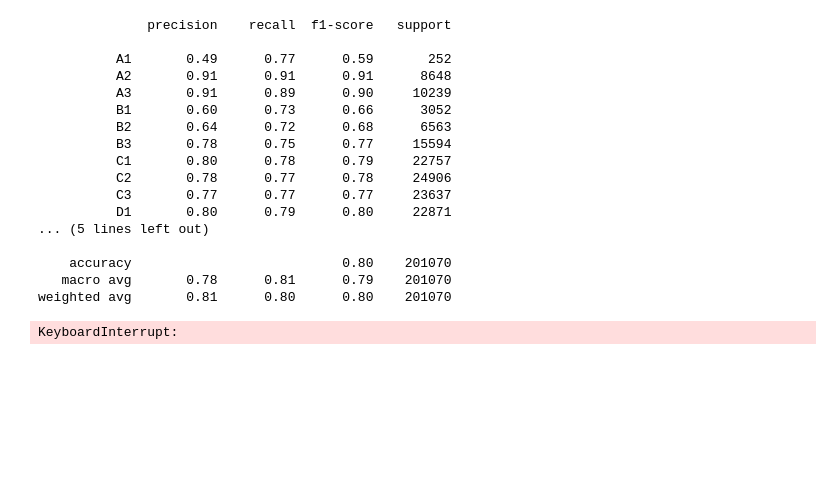
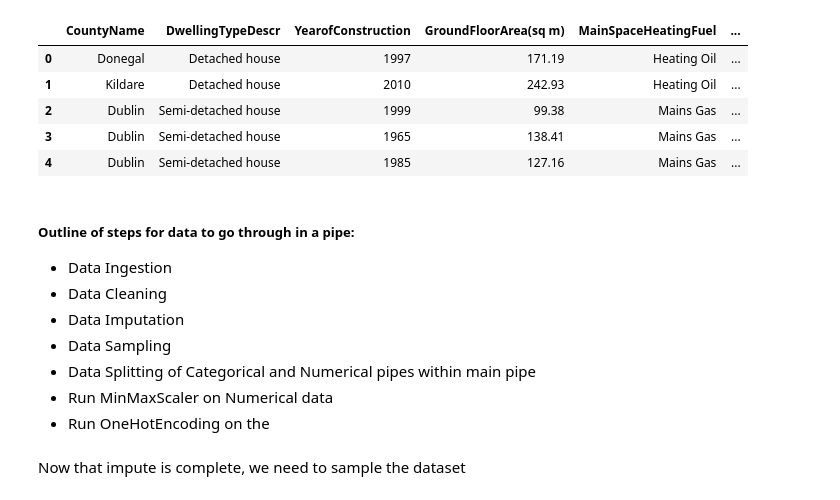
Before and after one commit to OisinB-2814/masters_thesis_ob2814, a Jupyter notebook: notebooks/3-design.ipynb, the cells around one changed output. Drawn from its saved outputs; the diff is of its cells as text; code cells hidden in the pictures; blank space fills up the shorter version.

```diff
--- a/notebooks/3-design.ipynb
+++ b/notebooks/3-design.ipynb
@@ -146,32 +0,0 @@ y_test.to_csv('../data/interim/1_y_test.csv', index=False)
-# %%
-# Modelling
-dt = DecisionTreeClassifier(random_state=2814)
-dt.fit(X_train, y_train)
-
-y_pred = dt.predict(X_test)
-print(classification_report(y_test,y_pred))
-# %% [output]
-              precision    recall  f1-score   support
-
-          A1       0.49      0.77      0.59       252
-          A2       0.91      0.91      0.91      8648
-          A3       0.91      0.89      0.90     10239
-          B1       0.60      0.73      0.66      3052
-          B2       0.64      0.72      0.68      6563
-          B3       0.78      0.75      0.77     15594
-          C1       0.80      0.78      0.79     22757
-          C2       0.78      0.77      0.78     24906
-          C3       0.77      0.77      0.77     23637
-          D1       0.80      0.79      0.80     22871
-... (5 lines left out)
-
-    accuracy                           0.80    201070
-   macro avg       0.78      0.81      0.79    201070
-weighted avg       0.81      0.80      0.80    201070
-# %%
-rf = RandomForestClassifier(random_state=2814)
-rf.fit(X_train, y_train)
-y_pred = rf.predict(X_test)
-print(classification_report(y_test, y_pred))
-# %% [output]
-KeyboardInterrupt:
@@ -177,0 +44,25 @@ KeyboardInterrupt:
+# %%
+# Read in Imputed dataset
+df = pd.read_csv('../data/processed/Define/seai_missingforest_data_imputed.csv')
+# %%
+# Feature Engineering
+conditions = [
+    (df['MainSpaceHeatingFuel'] == 'Heating Oil'),
+    (df['MainSpaceHeatingFuel'] == 'Electricity')
+    ]
+
+# create a list of the values we want to assign for each condition
+values = [28.23, 7.93]
+
+# create a new column and use np.select to assign values to it using our lists as arguments
+df['EnergyCost'] = np.select(conditions, values, 7.93)
+df['EnergyCost'] = (df['TotalDeliveredEnergy'] * df['EnergyCost']) / 100
+# display updated DataFrame
+df.head()
+# %% [output]
+|  | CountyName | DwellingTypeDescr | YearofConstruction | GroundFloorArea(sq m) | MainSpaceHeatingFuel | ... |
+| 0 | Donegal | Detached house | 1997 | 171.19 | Heating Oil | ... |
+| 1 | Kildare | Detached house | 2010 | 242.93 | Heating Oil | ... |
+| 2 | Dublin | Semi-detached house | 1999 | 99.38 | Mains Gas | ... |
+| 3 | Dublin | Semi-detached house | 1965 | 138.41 | Mains Gas | ... |
+| 4 | Dublin | Semi-detached house | 1985 | 127.16 | Mains Gas | ... |
@@ -177,0 +77,12 @@ KeyboardInterrupt:
+# %% [markdown]
+##### Outline of steps for data to go through in a pipe:
+
+- Data Ingestion
+- Data Cleaning
+- Data Imputation
+- Data Sampling
+- Data Splitting of Categorical and Numerical pipes within main pipe
+- Run MinMaxScaler on Numerical data
+- Run OneHotEncoding on the
+# %% [markdown]
+Now that impute is complete, we need to sample the dataset
```
Also changed, not shown: parts of 44 cells of this notebook, 5 other files.
